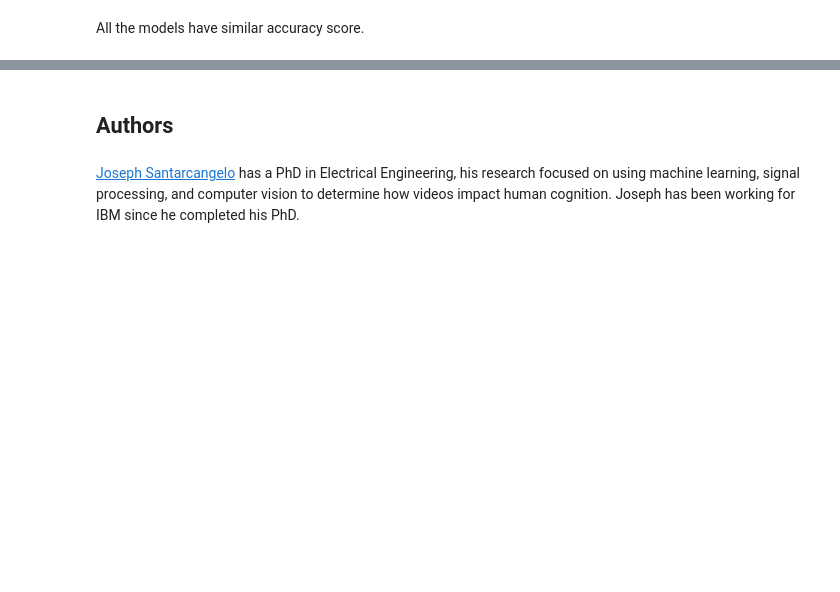
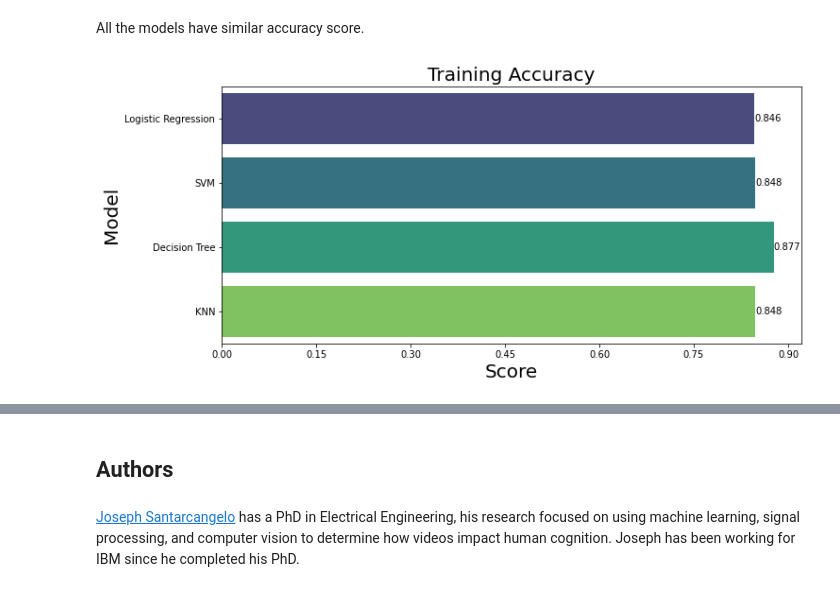
Before and after one commit to SayakmDS/IBM_Data_Science, a Jupyter notebook: Applied Data Science Capstone/Predictive Analysis (Classification)/SpaceX_Machine Learning Prediction_Part_5.ipynb, the cells around one changed output, grey strips where cells are left out. Saved outputs shown, nothing was run; the diff lists cells and outputs as text; code cells hidden in the pictures; blank space fills up the shorter version.

```diff
--- a/Applied Data Science Capstone/Predictive Analysis (Classification)/SpaceX_Machine Learning Prediction_Part_5.ipynb
+++ b/Applied Data Science Capstone/Predictive Analysis (Classification)/SpaceX_Machine Learning Prediction_Part_5.ipynb
@@ -363,2 +368,13 @@ accuracy_scores
 # %% [markdown]
 All the models have similar accuracy score.
+# %%
+plt.figure(figsize=(11,5))
+ax = sns.barplot(x="Train Accuracy", y="Model", data=accuracy_scores[["Model","Train Accuracy"]], palette='viridis')
+ax.bar_label(ax.containers[0])
+plt.xticks(np.arange(0, 0.99, 0.15))
+plt.xlabel("Score",fontsize=20)
+plt.ylabel("Model",fontsize=20)
+plt.title('Training Accuracy', fontsize=20)
+plt.show()
+# %% [output]
+[figure, added]
```
Also changed, not shown: parts of 9 cells of this notebook.
